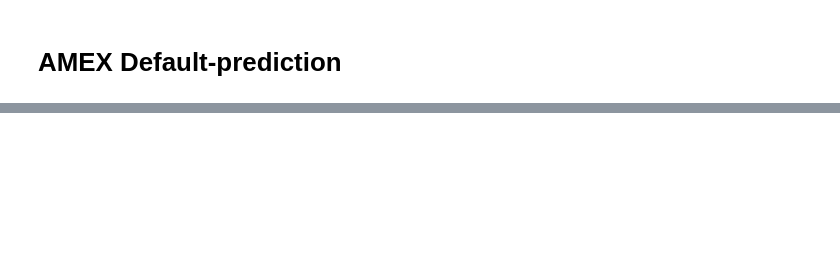
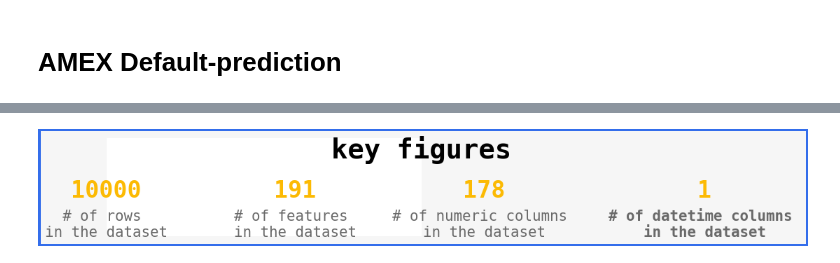
Before and after one commit to rohitgupta20/amex-default-prediction, a Jupyter notebook: amex default-prediction.ipynb, the cells around one changed output, grey strips where cells are left out. Cells and saved outputs as stored; diff of their text form; code cells hidden in the pictures; blank space fills up the shorter version.

```diff
--- a/amex default-prediction.ipynb
+++ b/amex default-prediction.ipynb
@@ -135,0 +128,5 @@ Length: 10000, dtype: bool
+# %%
+# changing dtype of categorical features into category
+categorical_features = ['B_30','B_38','D_63','D_64','D_66','D_68','D_114','D_116','D_117','D_120','D_126']
+final_df[categorical_features] = final_df[categorical_features].astype('category')
+final_df[categorical_features].dtypes
@@ -135,0 +146,50 @@ Length: 10000, dtype: bool
+# %%
+import matplotlib as mpl
+import numpy as np
+mpl.rcParams.update(mpl.rcParamsDefault) # recover matplotlib defaults after setting stylesheets
+
+data = final_df
+df_dtypes = final_df.dtypes.value_counts()
+
+
+fig = plt.figure(figsize=(5,2),facecolor='white')
+
+ax = fig.add_subplot(1,1,1)
+font = 'monospace'
+
+ax.text(1,0.8,"key figures", color="black", fontsize=28,fontweight='bold',fontfamily=font,ha='center')
+ax.text(0,0.4,"{:d}".format(data.shape[0]),color='#fcba03',fontsize=24,fontweight='bold',fontfamily=font,ha='center')
+
+ax.text(0,0.001,"# of rows \nin the dataset",color='dimgrey',fontsize=15,fontweight='light',fontfamily=font,ha='center')
+ax.text(0.6,0.4,"{}".format(data.shape[1]),color="#fcba03",fontsize=24,fontweight='bold',fontfamily=font,ha='center')
+
+ax.text(0.6,0.001,"# of features \nin the dataset",color='dimgrey',fontsize=15,fontweight='light',fontfamily=font,
+        ha='center')
+ax.text(1.2,0.4,'{}'.format(len(data.select_dtypes(np.number).columns)),color='#fcba03',fontsize=24,fontweight='bold',
+       fontfamily=font,ha='center')
+ax.text(1.2, 0.001, "# of numeric columns \nin the dataset",color='dimgrey',
+        fontsize=15, fontweight='light', fontfamily=font, ha='center')
+
+ax.text(1.9, 0.4,"{}".format(len(data.select_dtypes('datetime64[ns]').columns)), color='#fcba03', fontsize=24,
+        fontweight='bold', fontfamily=font, ha='center')
+ax.text(1.9,0.001,"# of datetime columns \nin the dataset", color='dimgray',fontsize=15,fontweight='bold',
+        fontfamily=font,ha='center')
+
+ax.set_yticklabels('')
+ax.tick_params(axis='y',length=0)
+ax.tick_params(axis='x',length=0)
+ax.set_xticklabels('')
+
+for direction in ['top','right','left','bottom']:
+    ax.spines[direction].set_visible(False)
+
+fig.subplots_adjust(top=0.9,bottom=0.2,left=0,hspace=1)
+
+fig.patch.set_linewidth(5)
+fig.patch.set_edgecolor('#346eeb')
+fig.patch.set_facecolor('#f6f6f6')
+fig.set_facecolor('#f6f6f6')
+
+plt.show()
+# %% [output]
+[figure, added]
```
Also changed, not shown: parts of 23 cells of this notebook.
